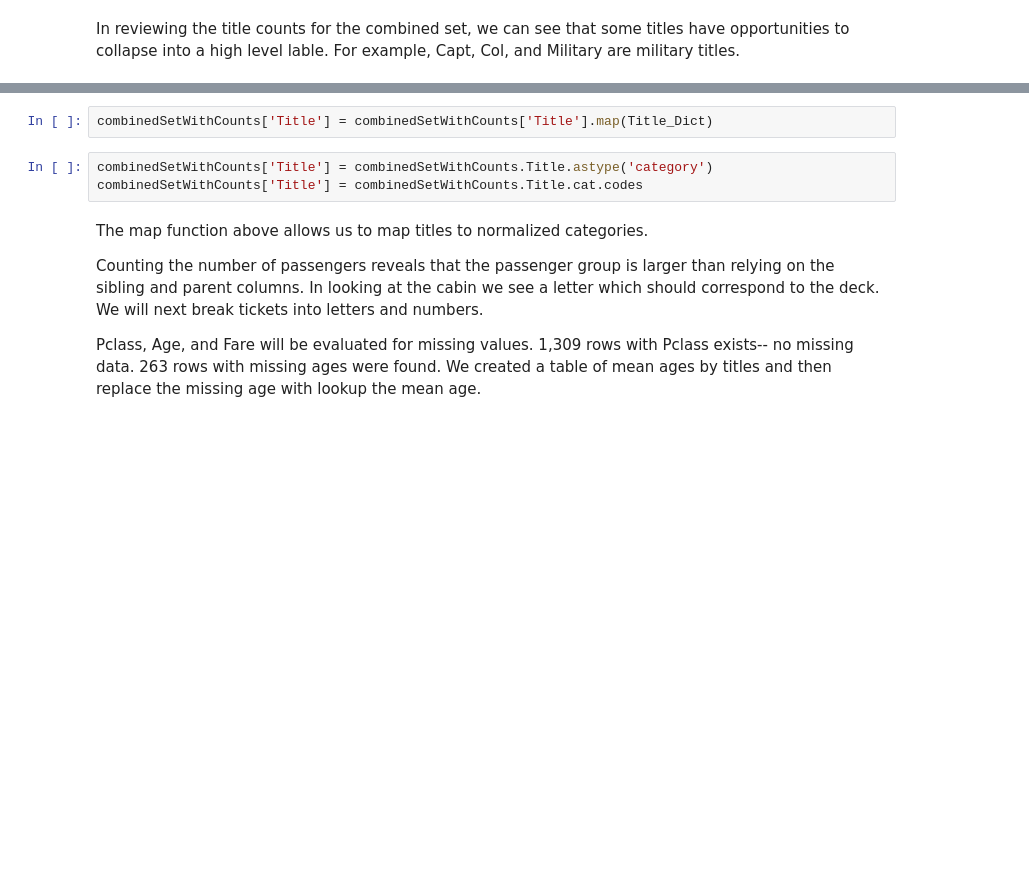
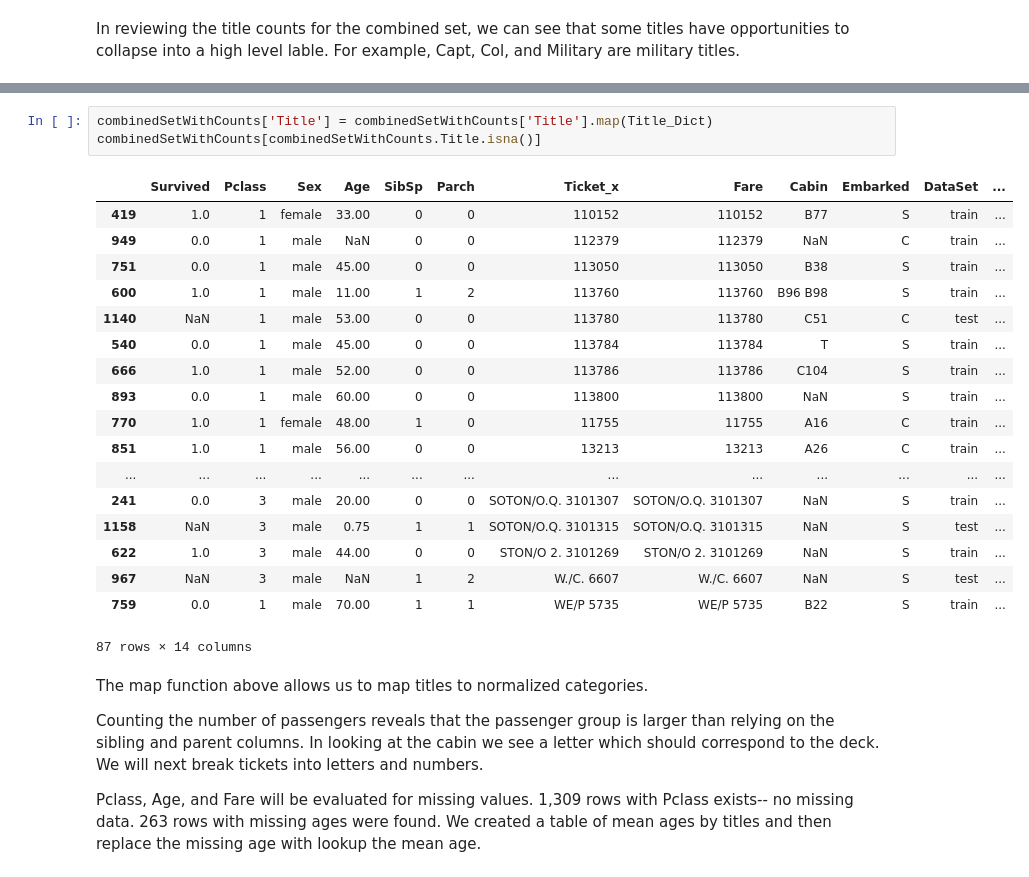
Before and after one commit to bthomas-ds/titanic, a Jupyter notebook: Titanic Challenge.ipynb, the cells around one changed output, grey strips where cells are left out. Cells and saved outputs as stored; diff of their text form; blank space fills up the shorter version.

```diff
--- a/Titanic Challenge.ipynb
+++ b/Titanic Challenge.ipynb
@@ -171,9 +154,26 @@ Mr              1
 Name: New, dtype: int64
 # %%
 combinedSetWithCounts['Title'] = combinedSetWithCounts['Title'].map(Title_Dict)
+combinedSetWithCounts[combinedSetWithCounts.Title.isna()]
+# %% [output]
+|  | Survived | Pclass | Sex | Age | SibSp | Parch | Ticket_x | Fare | Cabin | Embarked | DataSet | ... |
+| 419 | 1.0 | 1 | female | 33.00 | 0 | 0 | 110152 | 110152 | B77 | S | train | ... |
+| 949 | 0.0 | 1 | male | NaN | 0 | 0 | 112379 | 112379 | NaN | C | train | ... |
+| 751 | 0.0 | 1 | male | 45.00 | 0 | 0 | 113050 | 113050 | B38 | S | train | ... |
+| 600 | 1.0 | 1 | male | 11.00 | 1 | 2 | 113760 | 113760 | B96 B98 | S | train | ... |
+| 1140 | NaN | 1 | male | 53.00 | 0 | 0 | 113780 | 113780 | C51 | C | test | ... |
+| 540 | 0.0 | 1 | male | 45.00 | 0 | 0 | 113784 | 113784 | T | S | train | ... |
+| 666 | 1.0 | 1 | male | 52.00 | 0 | 0 | 113786 | 113786 | C104 | S | train | ... |
+| 893 | 0.0 | 1 | male | 60.00 | 0 | 0 | 113800 | 113800 | NaN | S | train | ... |
+| 770 | 1.0 | 1 | female | 48.00 | 1 | 0 | 11755 | 11755 | A16 | C | train | ... |
+| 851 | 1.0 | 1 | male | 56.00 | 0 | 0 | 13213 | 13213 | A26 | C | train | ... |
+| ... | ... | ... | ... | ... | ... | ... | ... | ... | ... | ... | ... | ... |
+| 241 | 0.0 | 3 | male | 20.00 | 0 | 0 | SOTON/O.Q. 3101307 | SOTON/O.Q. 3101307 | NaN | S | train | ... |
+| 1158 | NaN | 3 | male | 0.75 | 1 | 1 | SOTON/O.Q. 3101315 | SOTON/O.Q. 3101315 | NaN | S | test | ... |
+| 622 | 1.0 | 3 | male | 44.00 | 0 | 0 | STON/O 2. 3101269 | STON/O 2. 3101269 | NaN | S | train | ... |
+| 967 | NaN | 3 | male | NaN | 1 | 2 | W./C. 6607 | W./C. 6607 | NaN | S | test | ... |
+| 759 | 0.0 | 1 | male | 70.00 | 1 | 1 | WE/P 5735 | WE/P 5735 | B22 | S | train | ... |
+87 rows × 14 columns
-# %%
-combinedSetWithCounts['Title'] = combinedSetWithCounts.Title.astype('category')
-combinedSetWithCounts['Title'] = combinedSetWithCounts.Title.cat.codes
 # %% [markdown]
 The map function above allows us to map titles to normalized categories.
 
```
Also changed, not shown: parts of 22 cells of this notebook.
